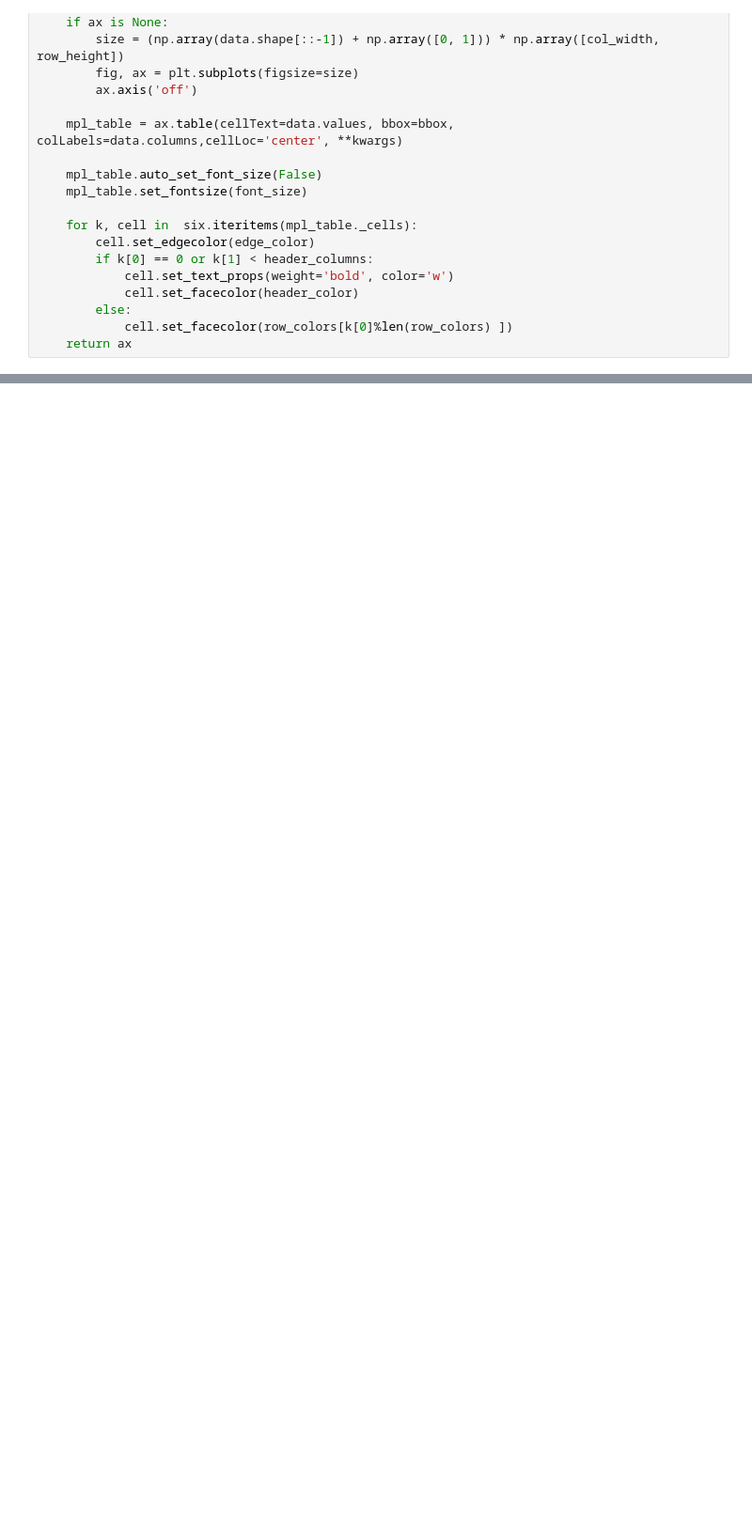
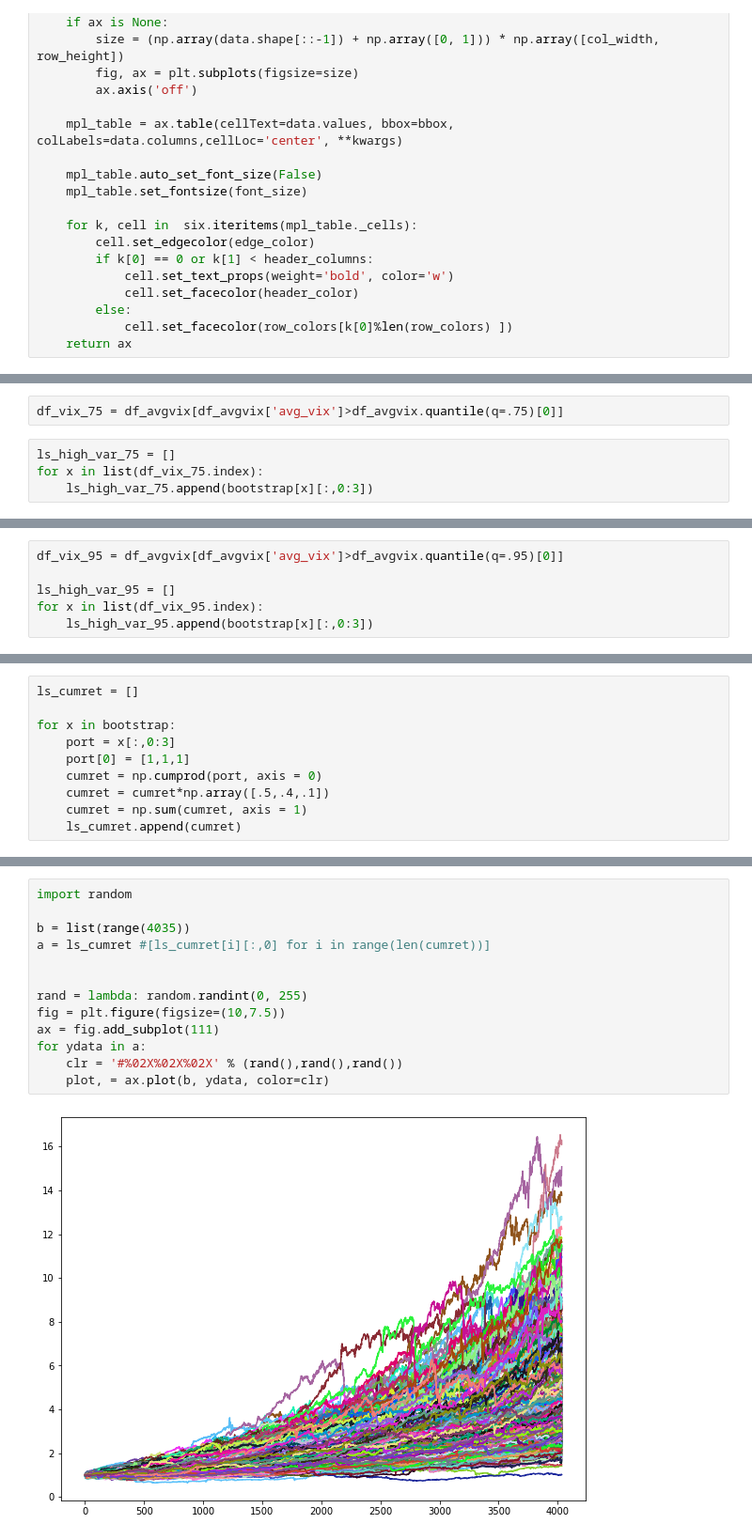
Before and after one commit to ningtong88/Capstone_TDAmeritrade, a Jupyter notebook: TDA_Rebalancing_Framework_Version_20210220.ipynb, the cells around one changed output, grey strips where cells are left out. Shown at 94% size. Saved outputs shown, nothing was run; the diff lists cells and outputs as text; blank space fills up the shorter version.

```diff
--- a/TDA_Rebalancing_Framework_Version_20210220.ipynb
+++ b/TDA_Rebalancing_Framework_Version_20210220.ipynb
@@ -868,0 +570,6 @@ cum_ret_1
+# %%
+df_vix_75 = df_avgvix[df_avgvix['avg_vix']>df_avgvix.quantile(q=.75)[0]]
+# %%
+ls_high_var_75 = []
+for x in list(df_vix_75.index):
+    ls_high_var_75.append(bootstrap[x][:,0:3])
@@ -868,0 +578,6 @@ cum_ret_1
+# %%
+df_vix_95 = df_avgvix[df_avgvix['avg_vix']>df_avgvix.quantile(q=.95)[0]]
+
+ls_high_var_95 = []
+for x in list(df_vix_95.index):
+    ls_high_var_95.append(bootstrap[x][:,0:3])
@@ -868,0 +658,10 @@ cum_ret_1
+# %%
+ls_cumret = []
+
+for x in bootstrap:
+    port = x[:,0:3]
+    port[0] = [1,1,1]
+    cumret = np.cumprod(port, axis = 0)
+    cumret = cumret*np.array([.5,.4,.1])
+    cumret = np.sum(cumret, axis = 1)
+    ls_cumret.append(cumret)
@@ -868,0 +693,15 @@ cum_ret_1
+# %%
+import random
+
+b = list(range(4035))
+a = ls_cumret #[ls_cumret[i][:,0] for i in range(len(cumret))]
+
+
+rand = lambda: random.randint(0, 255)
+fig = plt.figure(figsize=(10,7.5))
+ax = fig.add_subplot(111)
+for ydata in a:
+    clr = '#%02X%02X%02X' % (rand(),rand(),rand())
+    plot, = ax.plot(b, ydata, color=clr)
+# %% [output]
+[figure, added]
```
Also changed, not shown: parts of 68 cells of this notebook, 1 other file.
